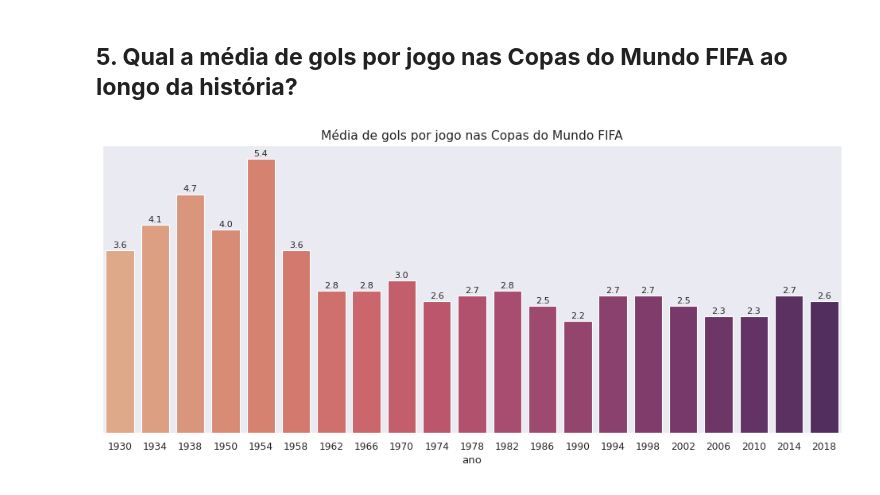
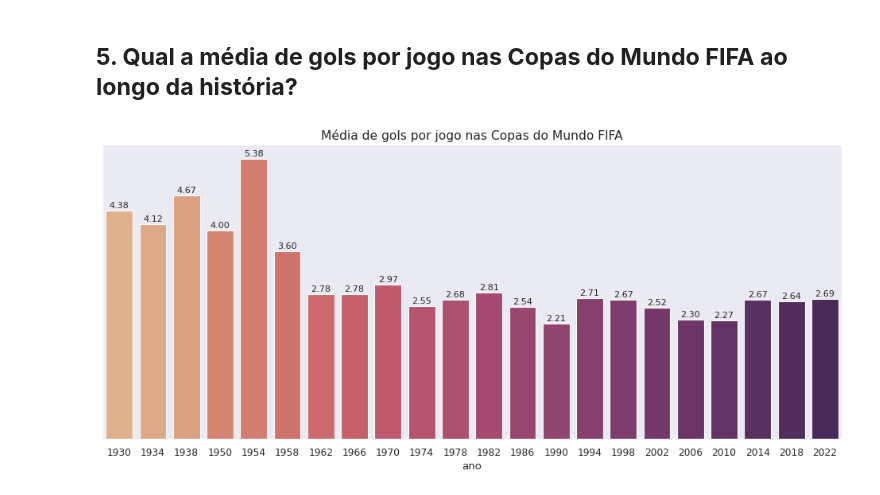
Before and after one commit to LRLeite/Data-Analytics, a Jupyter notebook: Análise Copas do Mundo FIFA/Fifa_World_Cups.ipynb, the cells around one changed output. Saved outputs shown, nothing was run; the diff lists cells and outputs as text; code cells hidden in the pictures.

```diff
--- a/Análise Copas do Mundo FIFA/Fifa_World_Cups.ipynb
+++ b/Análise Copas do Mundo FIFA/Fifa_World_Cups.ipynb
@@ -197,0 +198,7 @@ df_copas[df_copas['team'] == "Geramny"]
+# %%
+#Reordenar colunas
+df_copas = df_copas[['position', 'ano_copa', 'team',
+                     'games_played',	'win',	'draw',
+                     'loss',	'goals_for',	'goals_against',
+                     'goal_difference', 'points']]
+df_copas.head(2)
@@ -197,0 +242,5 @@ df_copas[df_copas['team'] == "Geramny"]
+# %%
+#Média de gols por ano
+
+fifa_summary['avg_goals_per_year'] = round(fifa_summary['goals_scored'] / fifa_summary['matches_played'], 2)
+fifa_summary.head()
@@ -278,14 +344,21 @@ df_copas['ano_copa'].nunique()
 fig = plt.figure(figsize=(24, 6), dpi = 90)
 sns.set_theme(style="dark")
 
-ax = sns.countplot(x = 'team', data = df_copas, palette = "flare", order = df_copas['team'].value_counts().index)
+ax = sns.countplot(x = 'team', data = df_copas, order = df_copas['team'].value_counts().index)
 plt.title('N° de participações em Copas do Mundo FIFA', fontsize = 14)
 y_axis = ax.axes.get_yaxis()
 y_axis.set_visible(False)
 ax.set(xlabel = None)
 plt.setp(ax.get_xticklabels(), rotation = 90, fontsize = 10)
 
-for p in ax.patches:
+# Get the counts for coloring
+counts = df_copas['team'].value_counts().values
+# Create a colormap
+cmap = plt.colormaps.get_cmap('flare')
+# Normalize the counts to the range of the colormap
+norm = plt.Normalize(counts.min(), counts.max())
+
+for i, p in enumerate(ax.patches):
   _x = p.get_x() + p.get_width() / 2
   _y = p.get_y() + p.get_height()
   value = int(p.get_height())
@@ -293,4 +366,9 @@ for p in ax.patches:
   fontsize = 8,
   color = 'black',
   backgroundcolor = 'silver')
+
+  # Set the color of the bar based on its height
+  p.set_facecolor(cmap(norm(value)))
+
+plt.show()
 # %% [output]
@@ -385,3 +400,11 @@ Name: ano_copa, dtype: int64
+# %%
+#Manter no dataset disqualified apenas as seleções que foram desclassificadas na primeira fase da competição
+
+disqualified.drop(disqualified[(disqualified['ano_copa'].isin([1930, 1950])) & (disqualified['position'] < 5)].index, inplace = True)
+disqualified.drop(disqualified[disqualified['ano_copa'].isin([1934, 1938])].index, inplace = True)
+disqualified.drop(disqualified[(disqualified['ano_copa'].isin([1954, 1958, 1962, 1966, 1970, 1974, 1978])) & (disqualified['position'] < 9)].index, inplace = True)
+disqualified.drop(disqualified[(disqualified['ano_copa'] == 1982) & (disqualified['position'] < 13)]. index, inplace = True)
+disqualified.drop(disqualified[(disqualified['ano_copa'].isin([1986, 1990, 1994, 1998, 2002, 2006, 2010, 2014, 2018, 2022])) & (disqualified['position'] < 17)].index, inplace = True)
 # %%
 #Gráfico que mostra o número de vezes que as seleções foram desclassificadas na primeira fase da Copa do Mundo FIFA
 plt.figure(figsize = (24, 6), dpi = 90)
@@ -409,22 +432,22 @@ for p in ax.patches:
 # %%
 #Gráfico com  a média de gols por jogo nas Copas do Mundo FIFA
 plt.figure(figsize = (15, 6), dpi = 80)
 sns.set_theme(style = "dark")
 
-ax = sns.barplot(x = 'year', y = 'avg_goals_per_game', data = fifa_summary, palette = "flare")
+ax = sns.barplot(x = 'year', y = 'avg_goals_per_year', data = fifa_summary, palette = "flare", hue = 'year', legend = False, errorbar = None)
 plt.title('Média de gols por jogo nas Copas do Mundo FIFA', fontsize = 14)
 plt.ylabel('média de gols')
 plt.xlabel('ano')
 y_axis = ax.axes.get_yaxis()
 y_axis.set_visible(False)
 
 for p in ax.patches:
   _x = p.get_x() + p.get_width() / 2
   _y = p.get_y() + p.get_height() + 0.05
   value = float(p.get_height())
-  ax.text(_x, _y, value, ha = "center",
+  ax.text(_x, _y, f'{value:.2f}', ha = "center",
   fontsize = 10)
 
 plt.show()
 # %% [output]
-[figure, old version]
+[figure, new version]
```
Also changed, not shown: parts of 34 cells of this notebook.
